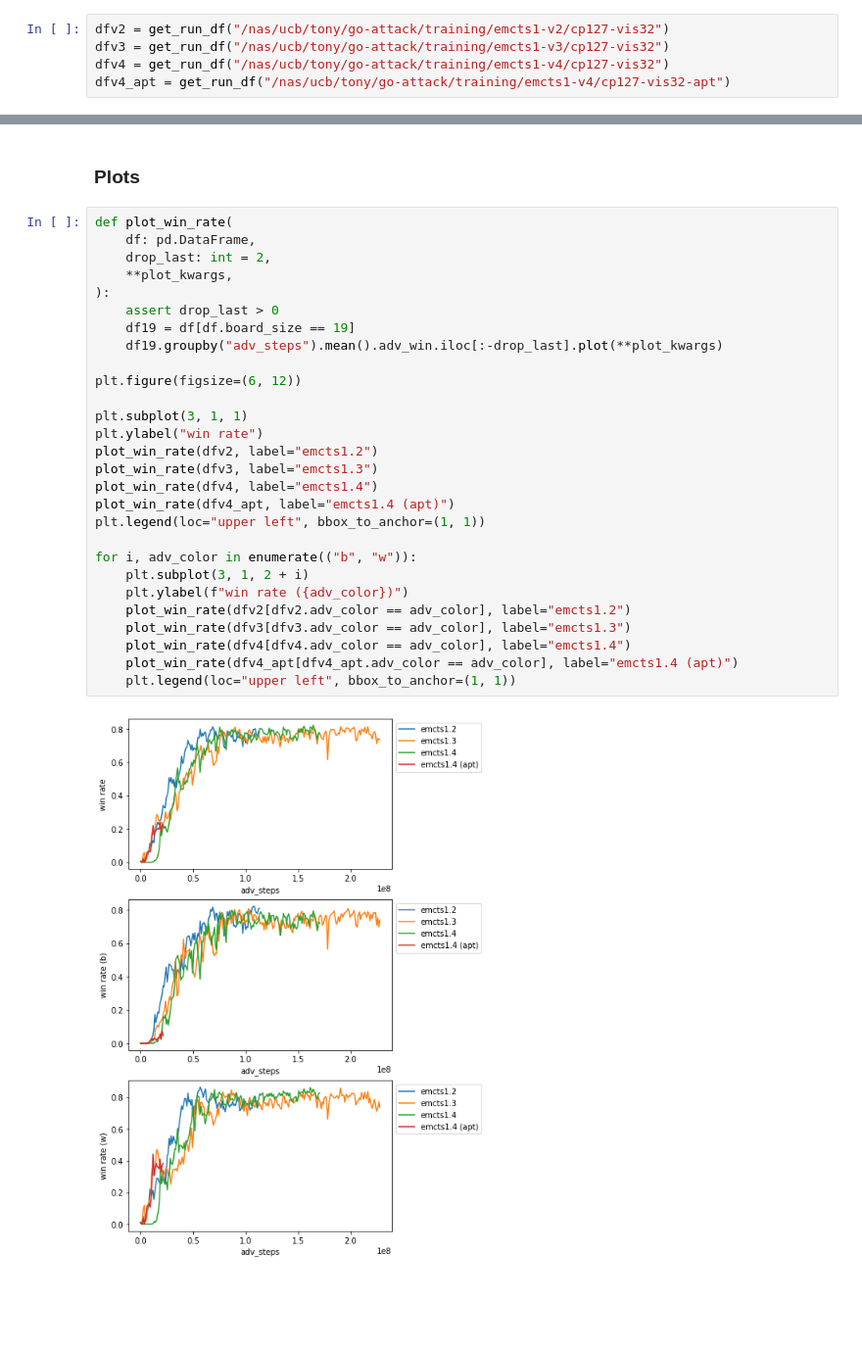
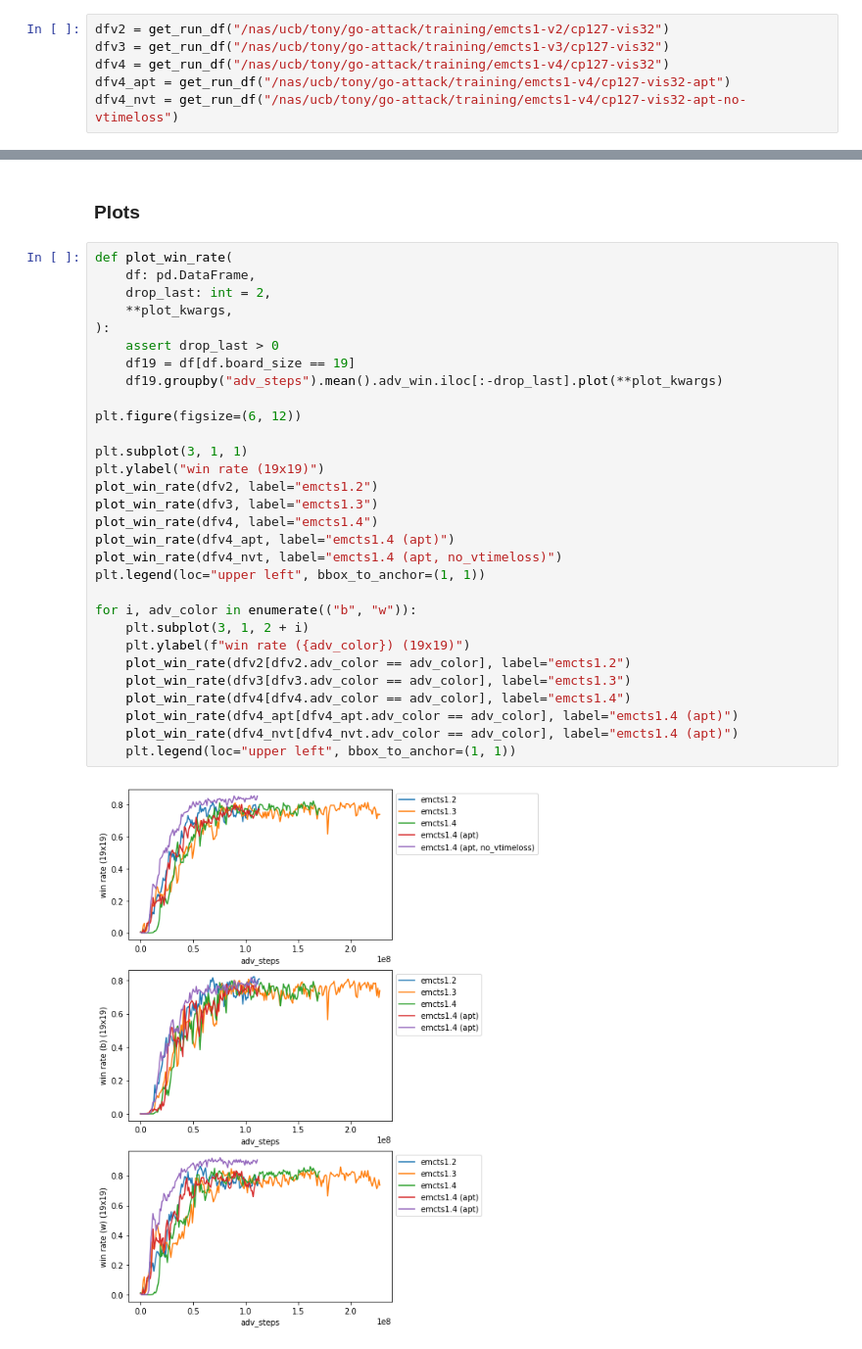
Before and after one commit to AlignmentResearch/go_attack, a Jupyter notebook: notebooks/run-compare.ipynb, the cells around one changed output, grey strips where cells are left out. Shown at 98% size. Drawn from its saved outputs; the diff is of its cells as text; blank space fills up the shorter version.

Commit message:
Update plots

```diff
--- a/notebooks/run-compare.ipynb
+++ b/notebooks/run-compare.ipynb
@@ -40,6 +40,7 @@ dfv2 = get_run_df("/nas/ucb/tony/go-attack/training/emcts1-v2/cp127-vis32")
 dfv3 = get_run_df("/nas/ucb/tony/go-attack/training/emcts1-v3/cp127-vis32")
 dfv4 = get_run_df("/nas/ucb/tony/go-attack/training/emcts1-v4/cp127-vis32")
 dfv4_apt = get_run_df("/nas/ucb/tony/go-attack/training/emcts1-v4/cp127-vis32-apt")
+dfv4_nvt = get_run_df("/nas/ucb/tony/go-attack/training/emcts1-v4/cp127-vis32-apt-no-vtimeloss")
 # %% [output]
 gtypes: ['normal']
 Number of cleanup games: 0
@@ -66,30 +72,32 @@ max(init_turn_num)       : 0
 # %%
 def plot_win_rate(
     df: pd.DataFrame,
     drop_last: int = 2,
     **plot_kwargs,
 ):
     assert drop_last > 0
     df19 = df[df.board_size == 19]
     df19.groupby("adv_steps").mean().adv_win.iloc[:-drop_last].plot(**plot_kwargs)
 
 plt.figure(figsize=(6, 12))
 
 plt.subplot(3, 1, 1)
-plt.ylabel("win rate")
+plt.ylabel("win rate (19x19)")
 plot_win_rate(dfv2, label="emcts1.2")
 plot_win_rate(dfv3, label="emcts1.3")
 plot_win_rate(dfv4, label="emcts1.4")
 plot_win_rate(dfv4_apt, label="emcts1.4 (apt)")
+plot_win_rate(dfv4_nvt, label="emcts1.4 (apt, no_vtimeloss)")
 plt.legend(loc="upper left", bbox_to_anchor=(1, 1))
 
 for i, adv_color in enumerate(("b", "w")):
     plt.subplot(3, 1, 2 + i)
-    plt.ylabel(f"win rate ({adv_color})")
+    plt.ylabel(f"win rate ({adv_color}) (19x19)")
     plot_win_rate(dfv2[dfv2.adv_color == adv_color], label="emcts1.2")
     plot_win_rate(dfv3[dfv3.adv_color == adv_color], label="emcts1.3")
     plot_win_rate(dfv4[dfv4.adv_color == adv_color], label="emcts1.4")
     plot_win_rate(dfv4_apt[dfv4_apt.adv_color == adv_color], label="emcts1.4 (apt)")
+    plot_win_rate(dfv4_nvt[dfv4_nvt.adv_color == adv_color], label="emcts1.4 (apt)")
     plt.legend(loc="upper left", bbox_to_anchor=(1, 1))
 # %% [output]
-[figure, old version]
+[figure, new version]
```
Also changed, not shown: parts of 1 cell of this notebook, 1 other file.
